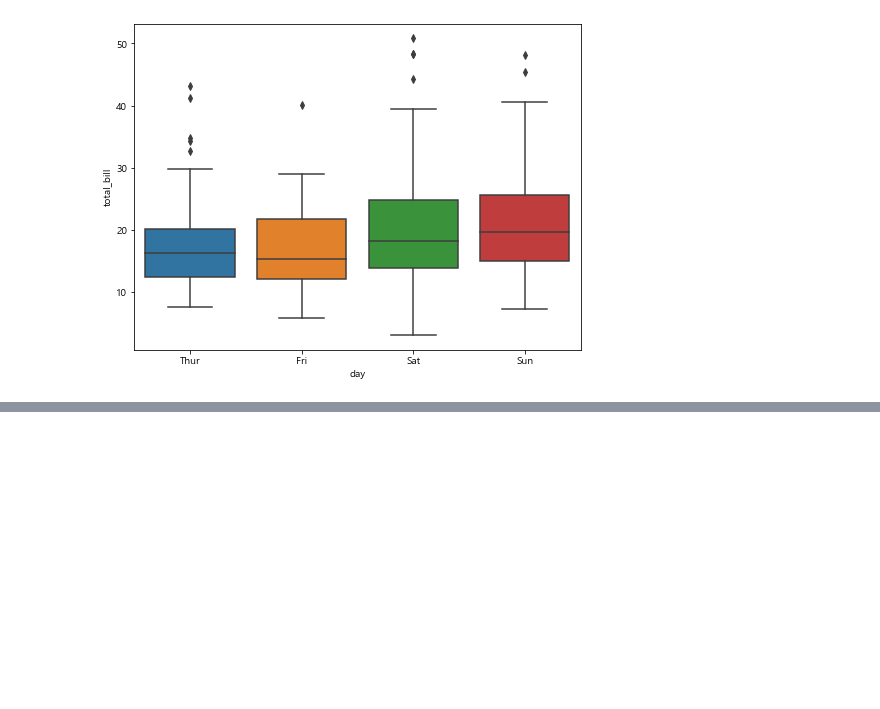
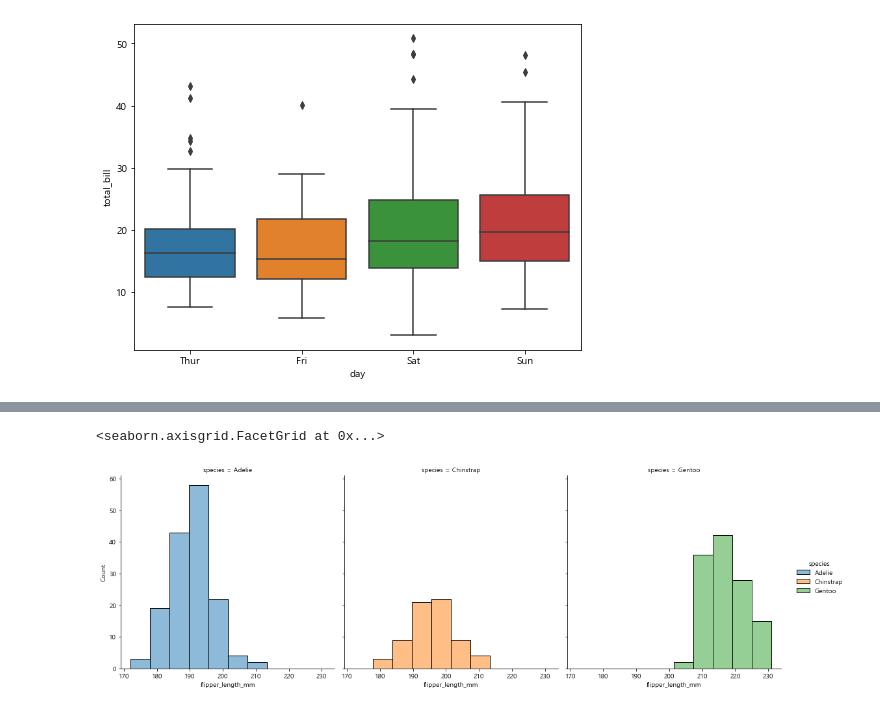
Before and after one commit to gitea0101/jupyter_note, a Jupyter notebook: dataframe/Data_ex2.ipynb, the cells around one changed output, grey strips where cells are left out. Saved outputs shown, nothing was run; the diff lists cells and outputs as text; code cells hidden in the pictures; blank space fills up the shorter version.

```diff
--- a/dataframe/Data_ex2.ipynb
+++ b/dataframe/Data_ex2.ipynb
@@ -84,0 +113,6 @@ sns.boxplot(x='day',y='total_bill',data=tips)
+# %%
+# displot : distribution을 여러 subplot으로 나누어 출력
+sns.displot(data = penguins, x = 'flipper_length_mm', hue='species', col = 'species')
+# %% [output]
+<seaborn.axisgrid.FacetGrid at 0x...>
+[figure, added]
```
Also changed, not shown: parts of 11 cells of this notebook.
